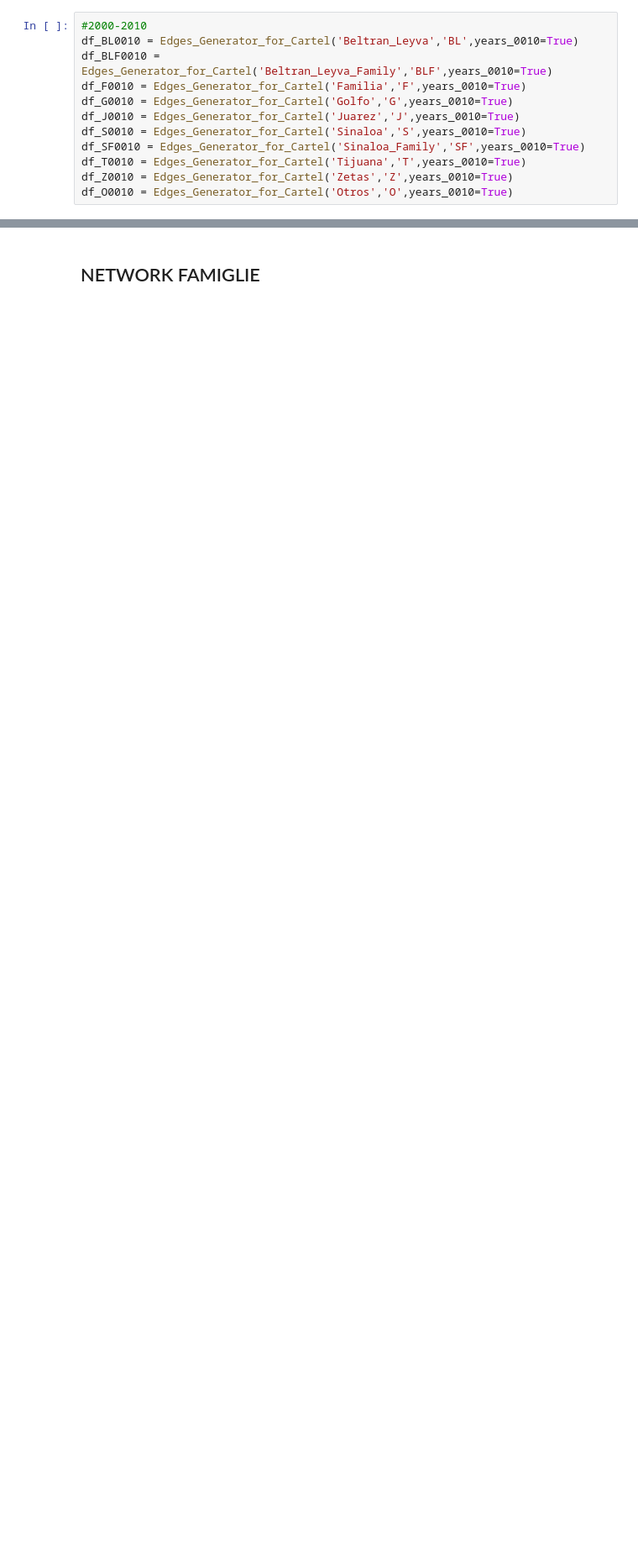
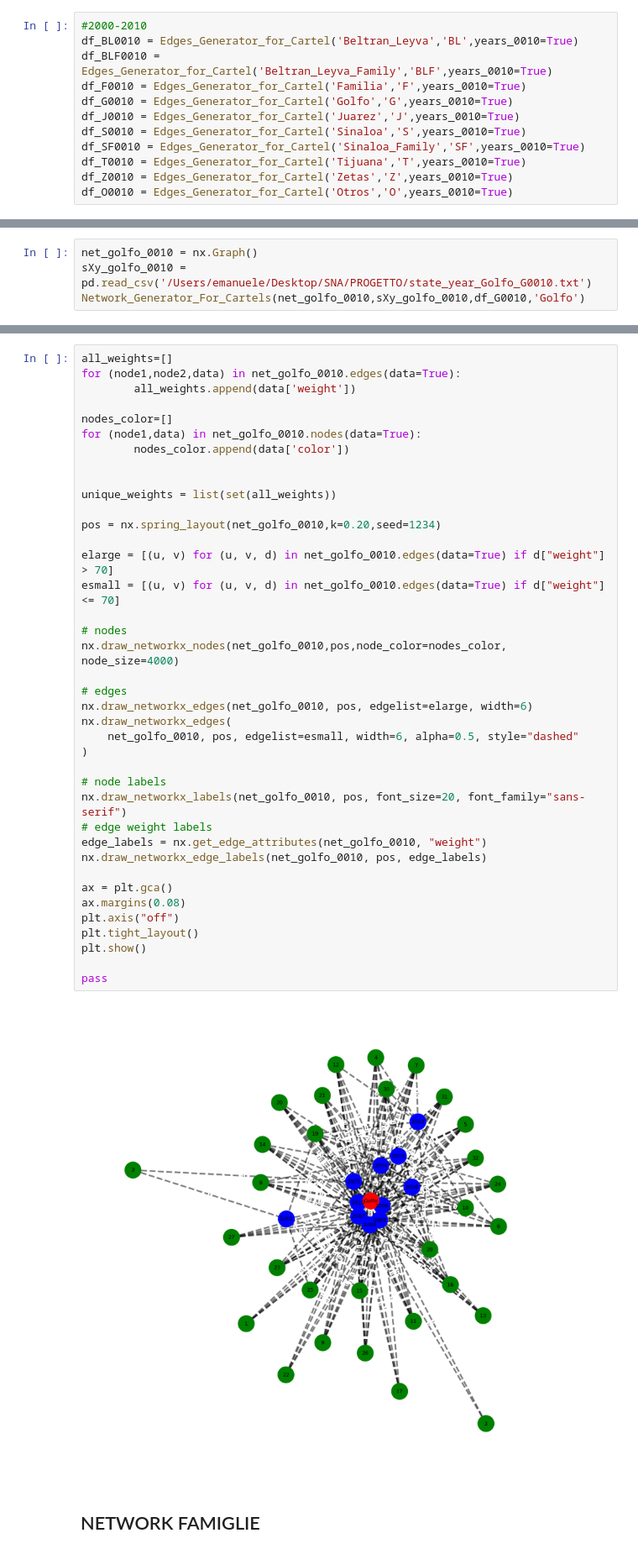
Before and after one commit to emacarta/Mexico-Drug-Traffic-Activities, a Jupyter notebook: Mexican_Drug_Cartell_Analysis.ipynb, the cells around one changed output, grey strips where cells are left out. Shown at 84% size. Saved outputs shown, nothing was run; the diff lists cells and outputs as text; blank space fills up the shorter version.

```diff
--- a/Mexican_Drug_Cartell_Analysis.ipynb
+++ b/Mexican_Drug_Cartell_Analysis.ipynb
@@ -806,0 +744,4 @@ plt.show()
+# %%
+net_golfo_0010 = nx.Graph()
+sXy_golfo_0010 = pd.read_csv('/Users/emanuele/Desktop/SNA/PROGETTO/state_year_Golfo_G0010.txt')
+Network_Generator_For_Cartels(net_golfo_0010,sXy_golfo_0010,df_G0010,'Golfo')
@@ -807,3 +754,44 @@ plt.show()
+# %%
+all_weights=[]
+for (node1,node2,data) in net_golfo_0010.edges(data=True):
+        all_weights.append(data['weight'])
+
+nodes_color=[]
+for (node1,data) in net_golfo_0010.nodes(data=True):
+        nodes_color.append(data['color'])
+
+
+unique_weights = list(set(all_weights))
+
+pos = nx.spring_layout(net_golfo_0010,k=0.20,seed=1234)
+
+elarge = [(u, v) for (u, v, d) in net_golfo_0010.edges(data=True) if d["weight"] > 70]
+esmall = [(u, v) for (u, v, d) in net_golfo_0010.edges(data=True) if d["weight"] <= 70]
+
+# nodes
+nx.draw_networkx_nodes(net_golfo_0010,pos,node_color=nodes_color, node_size=4000)
+
+# edges
+nx.draw_networkx_edges(net_golfo_0010, pos, edgelist=elarge, width=6)
+nx.draw_networkx_edges(
+    net_golfo_0010, pos, edgelist=esmall, width=6, alpha=0.5, style="dashed"
+)
+
+# node labels
+nx.draw_networkx_labels(net_golfo_0010, pos, font_size=20, font_family="sans-serif")
+# edge weight labels
+edge_labels = nx.get_edge_attributes(net_golfo_0010, "weight")
+nx.draw_networkx_edge_labels(net_golfo_0010, pos, edge_labels)
+
+ax = plt.gca()
+ax.margins(0.08)
+plt.axis("off")
+plt.tight_layout()
+plt.show()
+
+pass
+# %% [output]
+[figure, added]
 # %% [markdown]
 ## NETWORK FAMIGLIE
 # %%
```
Also changed, not shown: parts of 15 cells of this notebook.
